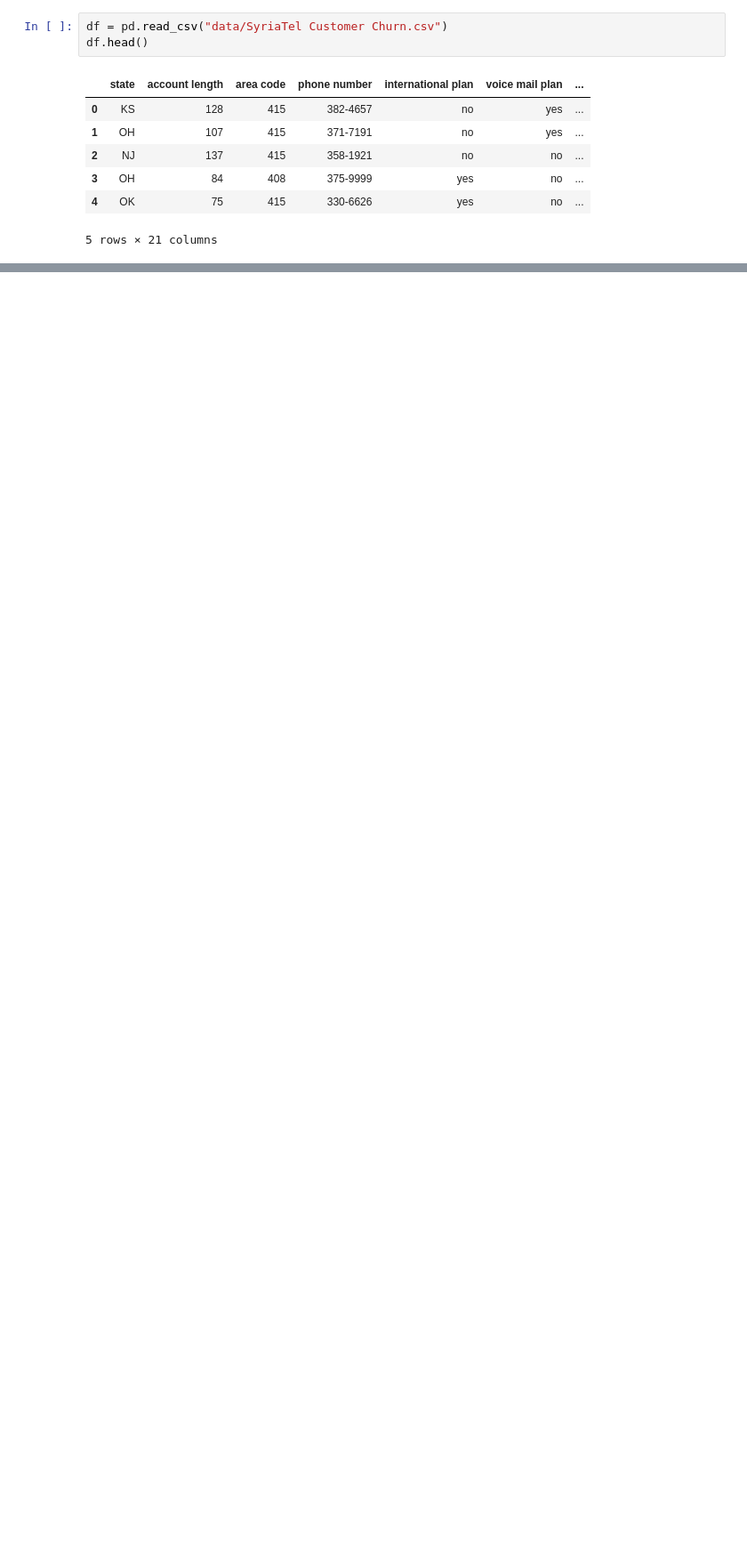
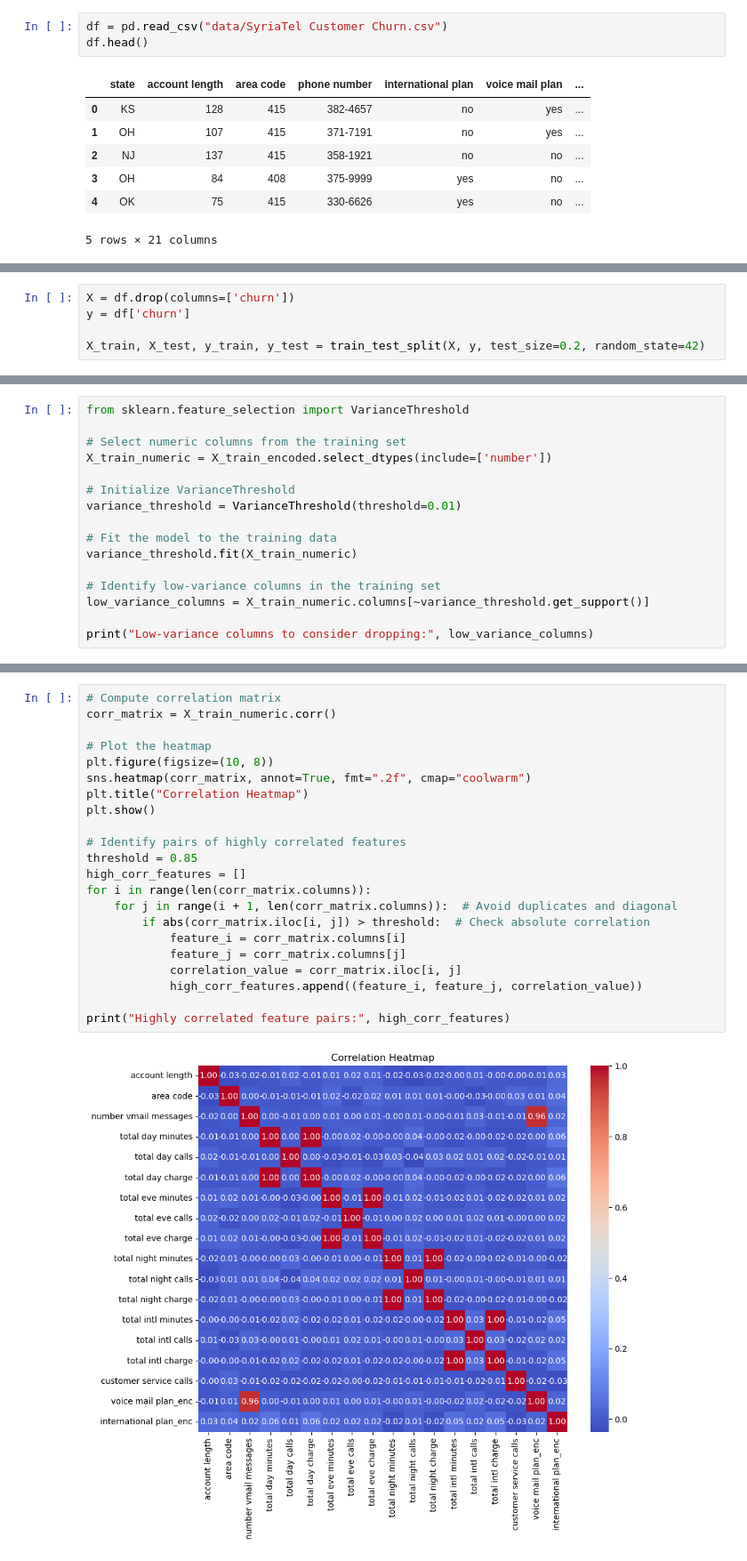
Before and after one commit to FildaKim/Churn-in-Telecoms-Project, a Jupyter notebook: index.ipynb, the cells around one changed output, grey strips where cells are left out. Shown: that part at 89% size. Saved outputs shown, nothing was run; the diff lists cells and outputs as text; blank space fills up the shorter version.

```diff
--- a/index.ipynb
+++ b/index.ipynb
@@ -28,0 +62,5 @@ df.head()
+# %%
+X = df.drop(columns=['churn'])
+y = df['churn']
+
+X_train, X_test, y_train, y_test = train_test_split(X, y, test_size=0.2, random_state=42)
@@ -28,0 +110,16 @@ df.head()
+# %%
+from sklearn.feature_selection import VarianceThreshold
+
+# Select numeric columns from the training set
+X_train_numeric = X_train_encoded.select_dtypes(include=['number'])
+
+# Initialize VarianceThreshold
+variance_threshold = VarianceThreshold(threshold=0.01)
+
+# Fit the model to the training data
+variance_threshold.fit(X_train_numeric)
+
+# Identify low-variance columns in the training set
+low_variance_columns = X_train_numeric.columns[~variance_threshold.get_support()]
+
+print("Low-variance columns to consider dropping:", low_variance_columns)
@@ -28,0 +128,24 @@ df.head()
+# %%
+# Compute correlation matrix
+corr_matrix = X_train_numeric.corr()
+
+# Plot the heatmap
+plt.figure(figsize=(10, 8))
+sns.heatmap(corr_matrix, annot=True, fmt=".2f", cmap="coolwarm")
+plt.title("Correlation Heatmap")
+plt.show()
+
+# Identify pairs of highly correlated features
+threshold = 0.85
+high_corr_features = []
+for i in range(len(corr_matrix.columns)):
+    for j in range(i + 1, len(corr_matrix.columns)):  # Avoid duplicates and diagonal
+        if abs(corr_matrix.iloc[i, j]) > threshold:  # Check absolute correlation
+            feature_i = corr_matrix.columns[i]
+            feature_j = corr_matrix.columns[j]
+            correlation_value = corr_matrix.iloc[i, j]
+            high_corr_features.append((feature_i, feature_j, correlation_value))
+
+print("Highly correlated feature pairs:", high_corr_features)
+# %% [output]
+[figure, added]
```
Also changed, not shown: parts of 9 cells of this notebook.
